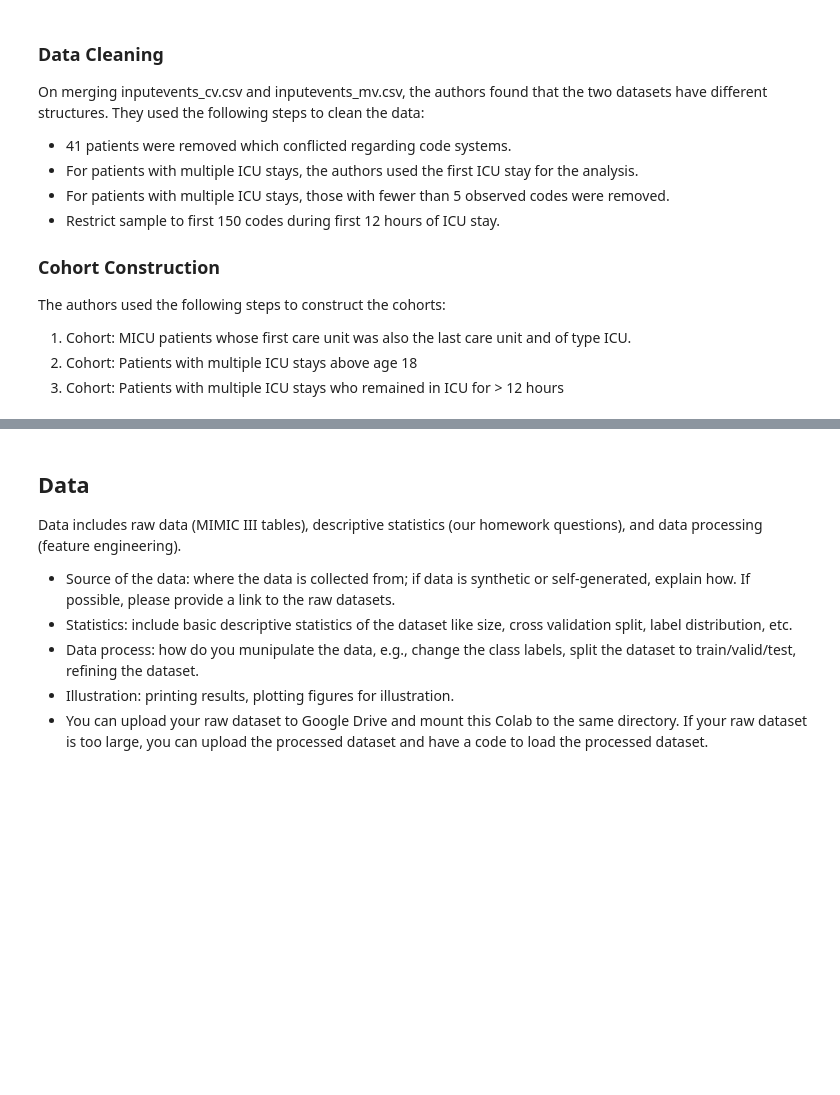
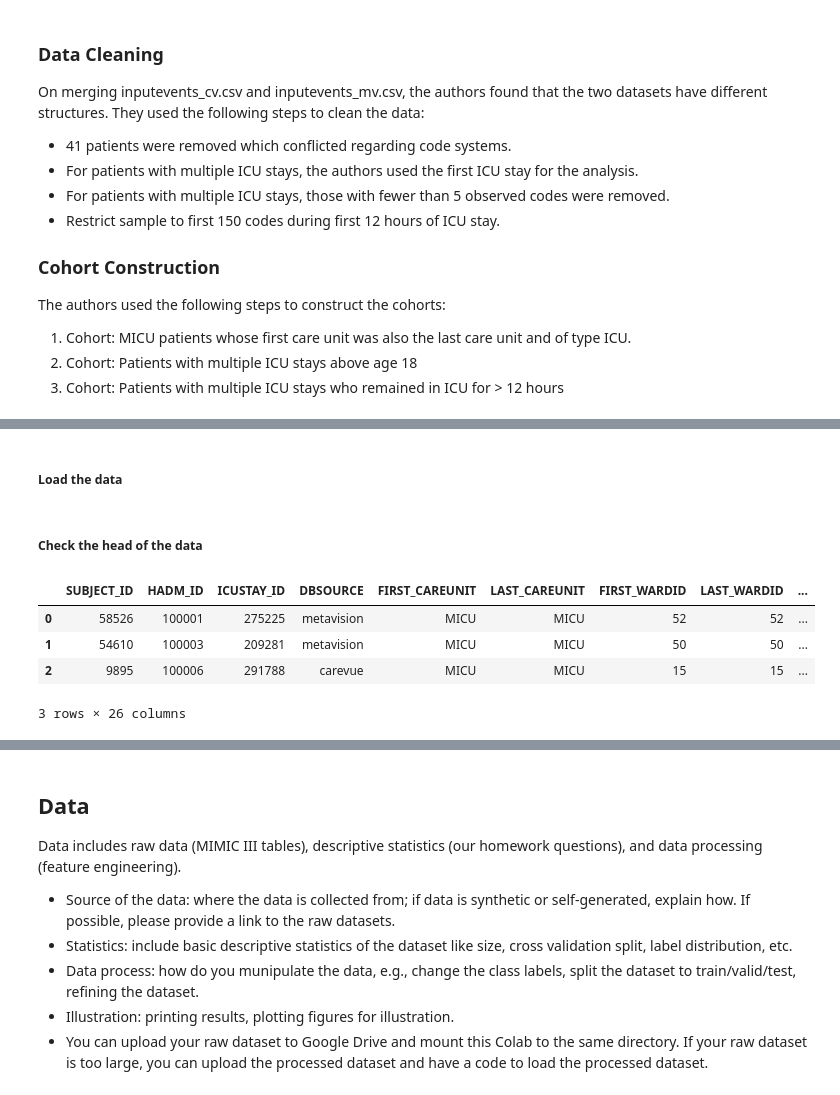
Before and after one commit to constantinkappel/dlh_project, a Jupyter notebook: DL4H_Team_86_normank2_ajangid2_daniel43.ipynb, the cells around one changed output, grey strips where cells are left out. Saved outputs shown, nothing was run; the diff lists cells and outputs as text; code cells hidden in the pictures; blank space fills up the shorter version.

```diff
--- a/DL4H_Team_86_normank2_ajangid2_daniel43.ipynb
+++ b/DL4H_Team_86_normank2_ajangid2_daniel43.ipynb
@@ -146,0 +211,2 @@ from google.colab import drive
+# %% [markdown]
+##### Load the data
@@ -146,0 +216,10 @@ from google.colab import drive
+# %% [markdown]
+##### Check the head of the data
+# %%
+mimic_cohort.head(3)
+# %% [output]
+|  | SUBJECT_ID | HADM_ID | ICUSTAY_ID | DBSOURCE | FIRST_CAREUNIT | LAST_CAREUNIT | FIRST_WARDID | LAST_WARDID | ... |
+| 0 | 58526 | 100001 | 275225 | metavision | MICU | MICU | 52 | 52 | ... |
+| 1 | 54610 | 100003 | 209281 | metavision | MICU | MICU | 50 | 50 | ... |
+| 2 | 9895 | 100006 | 291788 | carevue | MICU | MICU | 15 | 15 | ... |
+3 rows × 26 columns
```
Also changed, not shown: parts of 25 cells of this notebook, 12 other files.
